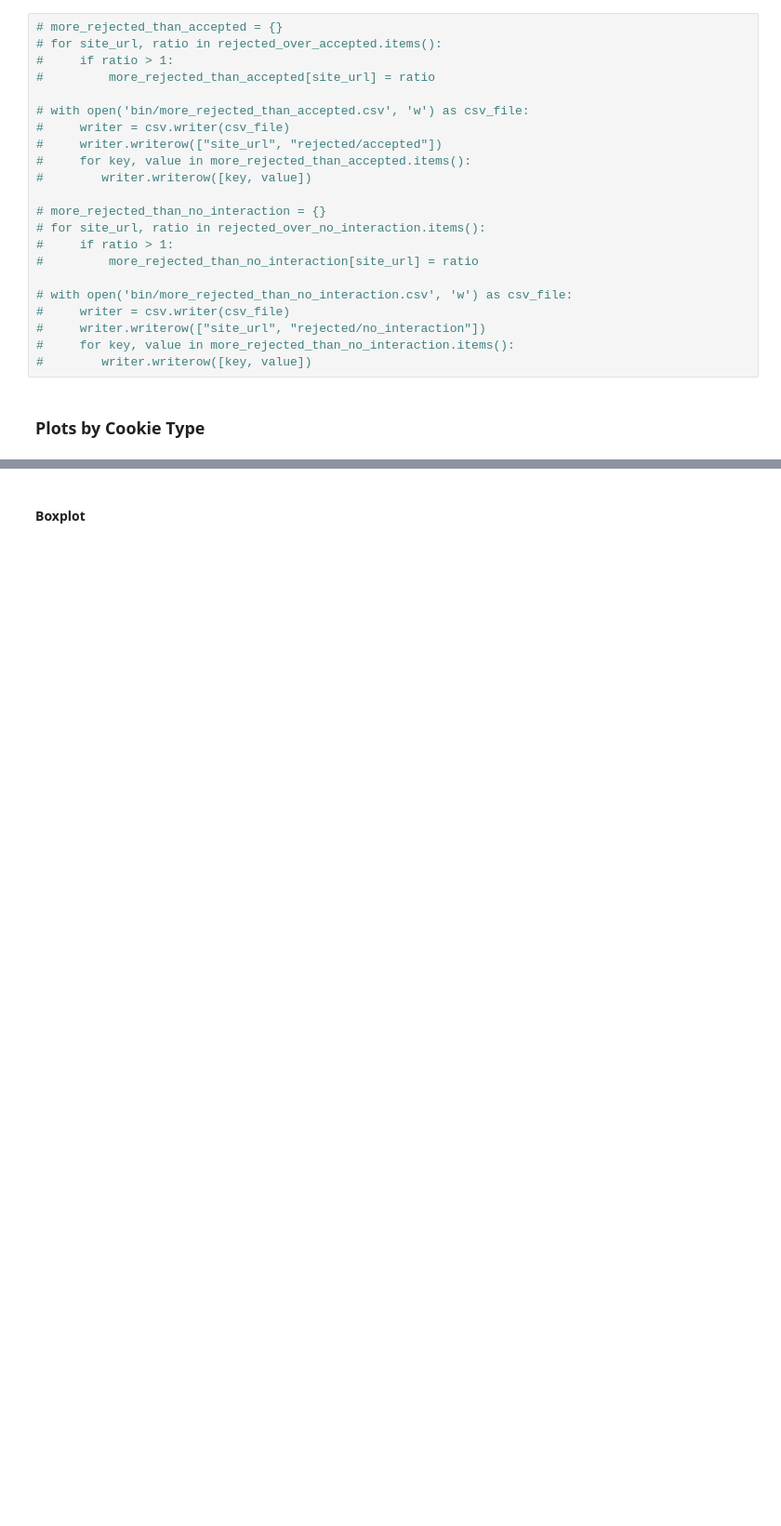
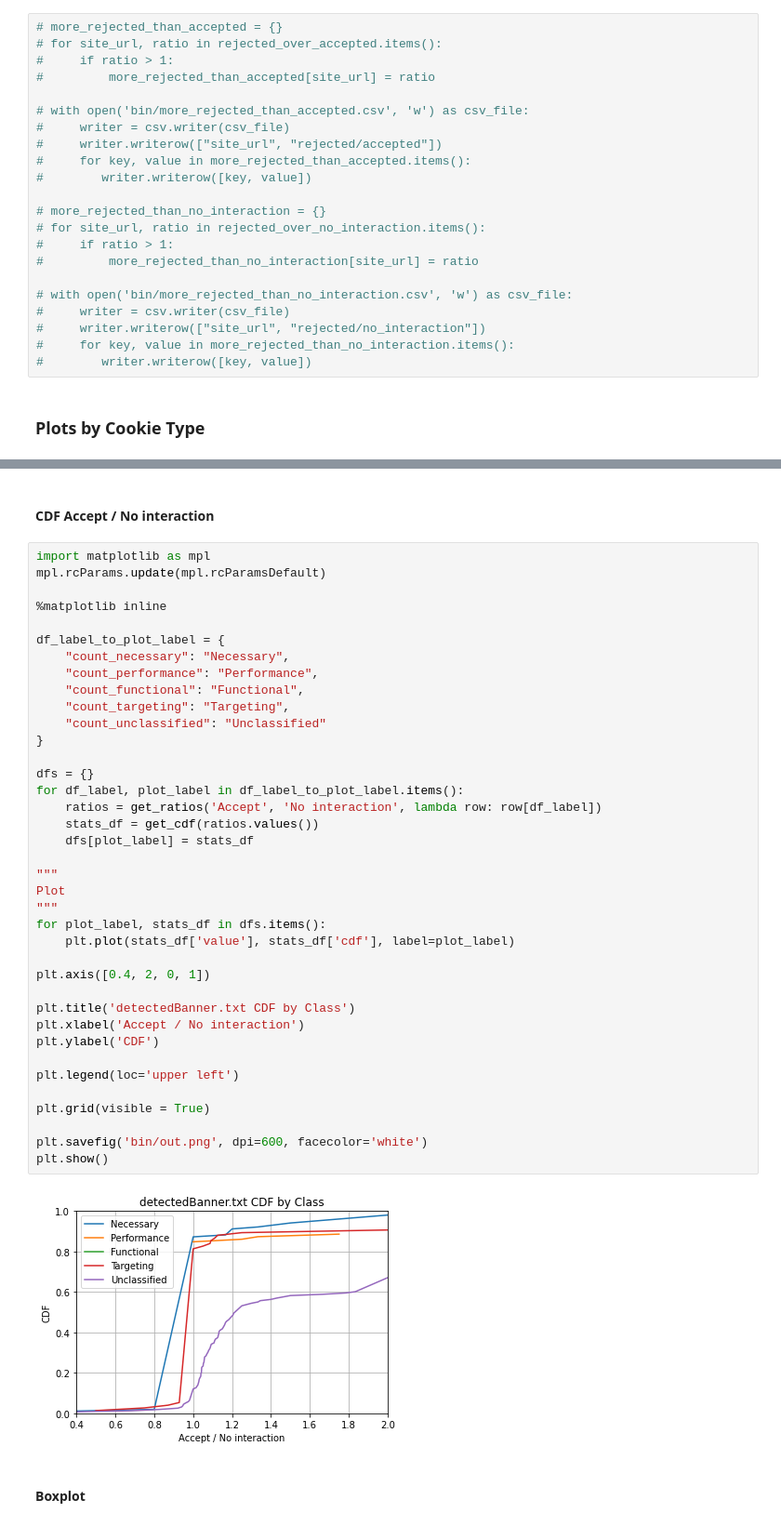
Before and after one commit to maxwellmlin/dataverse-files, a Jupyter notebook: reproducibility/analysis.ipynb, the cells around one changed output, grey strips where cells are left out. Shown: that part at 93% size. Saved outputs shown, nothing was run; the diff lists cells and outputs as text; blank space fills up the shorter version.

```diff
--- a/reproducibility/analysis.ipynb
+++ b/reproducibility/analysis.ipynb
@@ -964,3 +964,45 @@ plt.show()
+# %% [markdown]
+#### CDF Accept / No interaction
+# %%
+import matplotlib as mpl
+mpl.rcParams.update(mpl.rcParamsDefault)
+
+%matplotlib inline
+
+df_label_to_plot_label = {
+    "count_necessary": "Necessary",
+    "count_performance": "Performance",
+    "count_functional": "Functional",
+    "count_targeting": "Targeting",
+    "count_unclassified": "Unclassified"
+}
+
+dfs = {}
+for df_label, plot_label in df_label_to_plot_label.items():
+    ratios = get_ratios('Accept', 'No interaction', lambda row: row[df_label])
+    stats_df = get_cdf(ratios.values())
+    dfs[plot_label] = stats_df
+
+"""
+Plot
+"""
+for plot_label, stats_df in dfs.items():
+    plt.plot(stats_df['value'], stats_df['cdf'], label=plot_label)
+
+plt.axis([0.4, 2, 0, 1])
+
+plt.title('detectedBanner.txt CDF by Class')
+plt.xlabel('Accept / No interaction')
+plt.ylabel('CDF')
+
+plt.legend(loc='upper left')
+
+plt.grid(visible = True)
+
+plt.savefig('bin/out.png', dpi=600, facecolor='white')
+plt.show()
+# %% [output]
+[figure, added]
 # %% [markdown]
 #### Boxplot
 # %%
```
Also changed, not shown: parts of 4 cells of this notebook.
